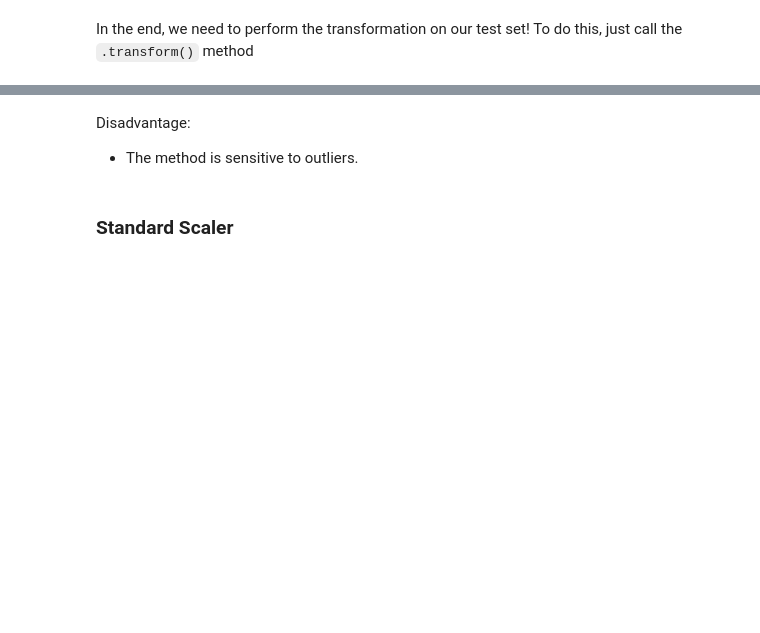
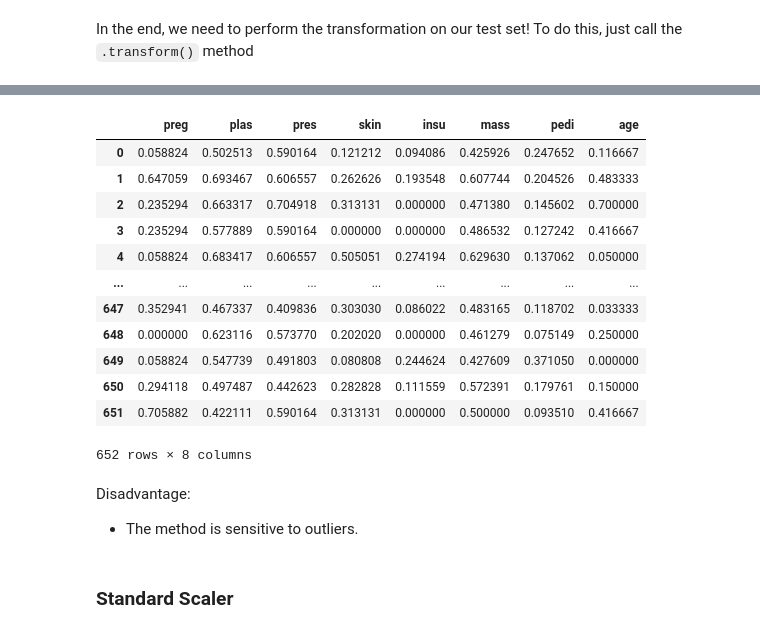
Before and after one commit to brondevitor/Python_Jorney, a Jupyter notebook: Data Preparation/Data preparation II.ipynb, the cells around one changed output, grey strips where cells are left out. Drawn from its saved outputs; the diff is of its cells as text; code cells hidden in the pictures; blank space fills up the shorter version.

```diff
--- a/Data Preparation/Data preparation II.ipynb
+++ b/Data Preparation/Data preparation II.ipynb
@@ -86,0 +204,4 @@ In the end, we need to perform the transformation on our test set! To do this, j
+# %%
+min_max_full = MinMaxScaler()
+# %%
+min_max_full.fit(X_train_diabetes)
@@ -86,0 +210,2 @@ In the end, we need to perform the transformation on our test set! To do this, j
+# %%
+X_train_diabetes_scaled = min_max_full.transform(X_train_diabetes)
@@ -87,3 +228,19 @@ In the end, we need to perform the transformation on our test set! To do this, j
+# %%
+pd.DataFrame(X_train_diabetes_scaled , columns= X_train_diabetes.columns)
+# %% [output]
+|  | preg | plas | pres | skin | insu | mass | pedi | age |
+| 0 | 0.058824 | 0.502513 | 0.590164 | 0.121212 | 0.094086 | 0.425926 | 0.247652 | 0.116667 |
+| 1 | 0.647059 | 0.693467 | 0.606557 | 0.262626 | 0.193548 | 0.607744 | 0.204526 | 0.483333 |
+| 2 | 0.235294 | 0.663317 | 0.704918 | 0.313131 | 0.000000 | 0.471380 | 0.145602 | 0.700000 |
+| 3 | 0.235294 | 0.577889 | 0.590164 | 0.000000 | 0.000000 | 0.486532 | 0.127242 | 0.416667 |
+| 4 | 0.058824 | 0.683417 | 0.606557 | 0.505051 | 0.274194 | 0.629630 | 0.137062 | 0.050000 |
+| ... | ... | ... | ... | ... | ... | ... | ... | ... |
+| 647 | 0.352941 | 0.467337 | 0.409836 | 0.303030 | 0.086022 | 0.483165 | 0.118702 | 0.033333 |
+| 648 | 0.000000 | 0.623116 | 0.573770 | 0.202020 | 0.000000 | 0.461279 | 0.075149 | 0.250000 |
+| 649 | 0.058824 | 0.547739 | 0.491803 | 0.080808 | 0.244624 | 0.427609 | 0.371050 | 0.000000 |
+| 650 | 0.294118 | 0.497487 | 0.442623 | 0.282828 | 0.111559 | 0.572391 | 0.179761 | 0.150000 |
+| 651 | 0.705882 | 0.422111 | 0.590164 | 0.313131 | 0.000000 | 0.500000 | 0.093510 | 0.416667 |
+652 rows × 8 columns
 # %% [markdown]
 
 Disadvantage:
```
Also changed, not shown: parts of 20 cells of this notebook.
